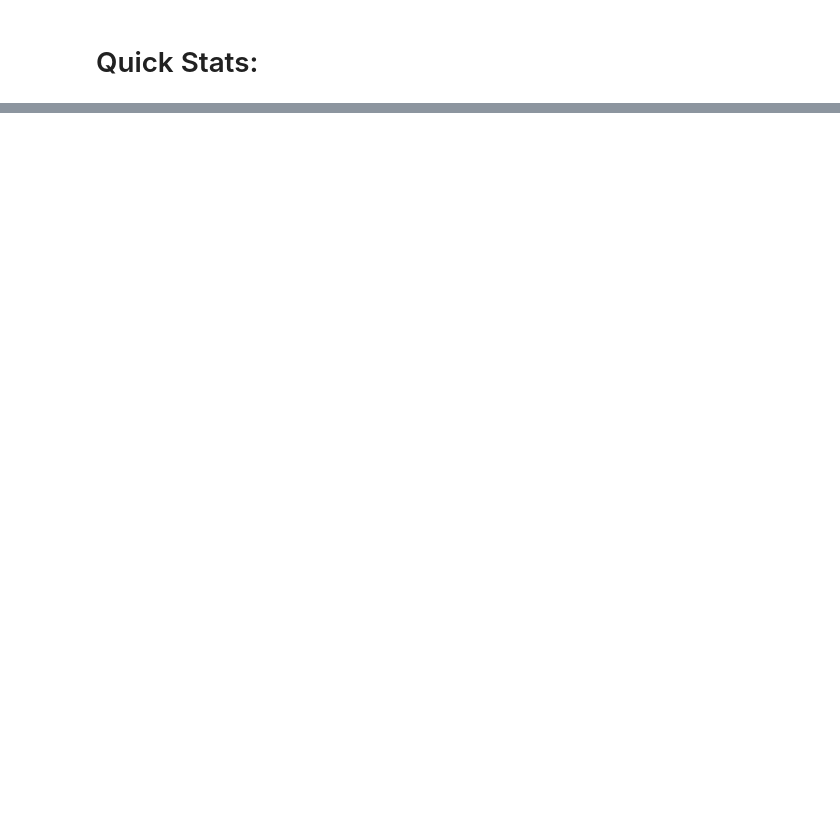
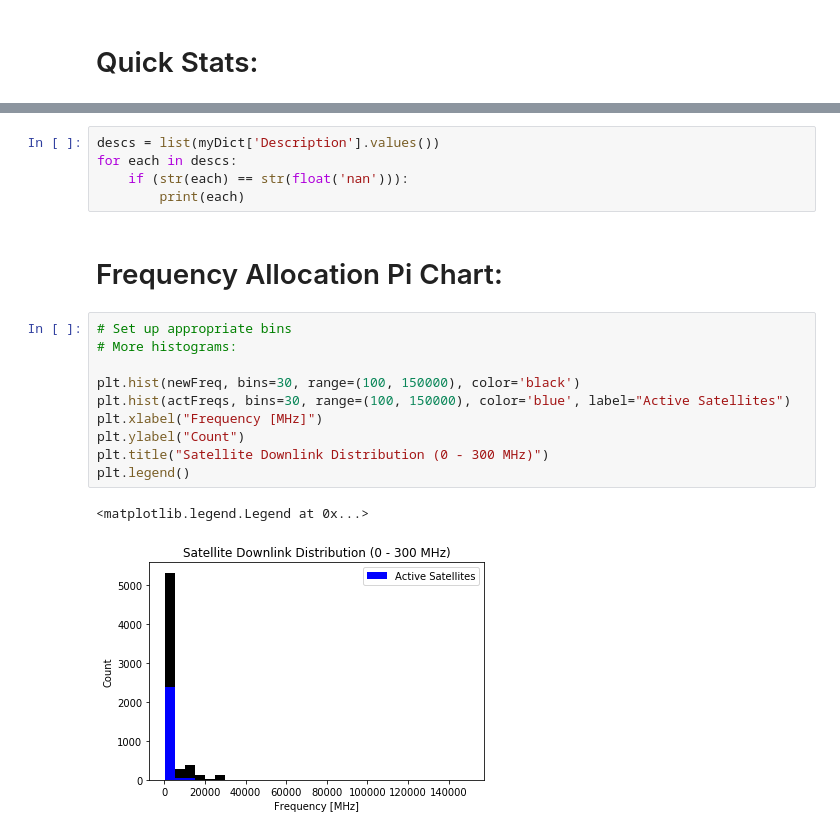
Before and after one commit to NSF-Swift/sat-frequency-scraper, a Jupyter notebook: SatStats.ipynb, the cells around one changed output, grey strips where cells are left out. Drawn from its saved outputs; the diff is of its cells as text; blank space fills up the shorter version.

```diff
--- a/SatStats.ipynb
+++ b/SatStats.ipynb
@@ -159,0 +174,20 @@ Percent of inactive satellites:  0.15191659481069217
+# %%
+descs = list(myDict['Description'].values())
+for each in descs:
+    if (str(each) == str(float('nan'))):
+        print(each)
+# %% [markdown]
+# Frequency Allocation Pi Chart:
+# %%
+# Set up appropriate bins
+# More histograms:
+
+plt.hist(newFreq, bins=30, range=(100, 150000), color='black')
+plt.hist(actFreqs, bins=30, range=(100, 150000), color='blue', label="Active Satellites")
+plt.xlabel("Frequency [MHz]")
+plt.ylabel("Count")
+plt.title("Satellite Downlink Distribution (0 - 300 MHz)")
+plt.legend()
+# %% [output]
+<matplotlib.legend.Legend at 0x...>
+[figure, added]
```
Also changed, not shown: parts of 31 cells of this notebook, 2 other files.
